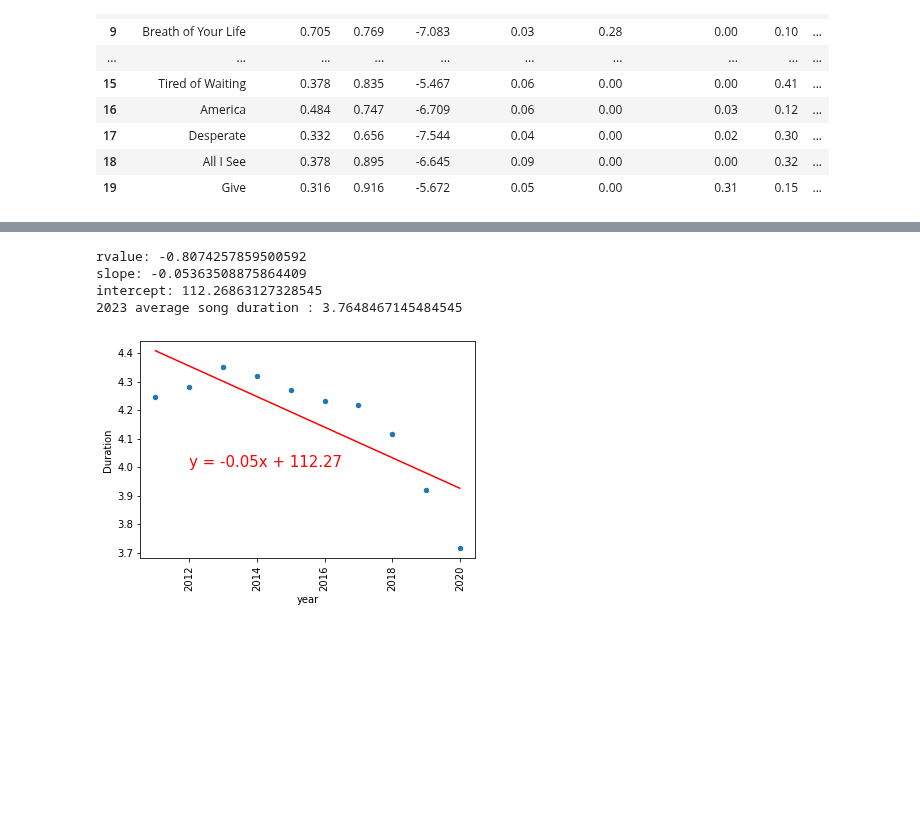
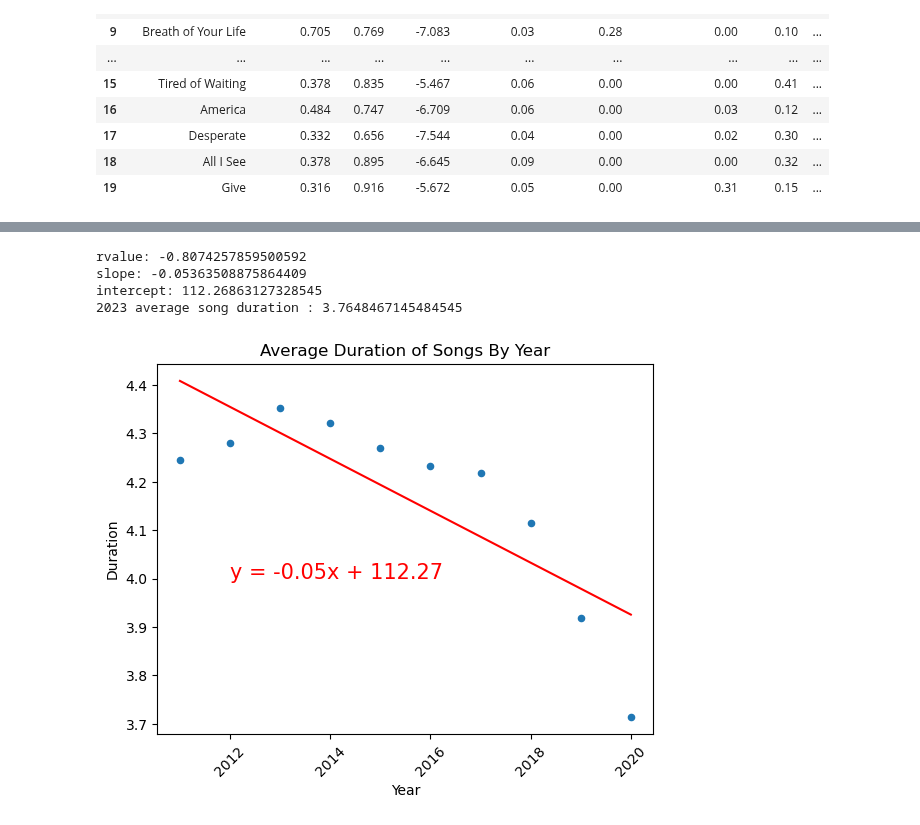
Before and after one commit to StevenTHG/Music-Research-Project-1, a Jupyter notebook: tracks_graphs.ipynb, the cells around one changed output, grey strips where cells are left out. Cells and saved outputs as stored; diff of their text form; code cells hidden in the pictures; blank space fills up the shorter version.

```diff
--- a/tracks_graphs.ipynb
+++ b/tracks_graphs.ipynb
@@ -34,5 +34,15 @@ music_data_df["valence"] = (music_data_df["valence"]*100)
 music_data_df["Duration"] = (music_data_df["Duration"]/60000)
 music_data_df["year"]=music_data_df["year"].astype(int)
 music_data_df = music_data_df.sort_values("year",ascending=True)
+music_data_df = music_data_df.rename(columns={'year':'Year',
+                                            'danceability':'Danceability',
+                                            'energy':'Energy',
+                                            'loudness':'Loudness',
+                                            'speechiness':'Speechiness',
+                                            'acousticness':'Acousticness',
+                                            'instrumentalness':'Instrumentalness',
+                                            'liveness':'Liveness',
+                                            'valence':'Valence',
+                                            'tempo':'Tempo'})
 music_data_df.head(20)
 # %% [output]
@@ -64,6 +76,8 @@ bar
 # %%
-music_mean_byyear = music_data_df.groupby("year").mean().reset_index()
+music_mean_byyear = music_data_df.groupby("Year").mean().reset_index()
 music_mean_byyear
-line = music_mean_byyear.plot(kind="line",x="year",y="energy")
-line
+line1 = music_mean_byyear.plot(kind="line",x="Year",y="Energy")
+line1
+plt.ylabel('Energy')
+plt.title('Average Energy of Songs By Year')
 # %% [output]
@@ -72,27 +102,28 @@ line
 # %%
-line = music_mean_byyear.plot(kind="scatter",x="year",y="Duration")
-line
+line4 = music_mean_byyear.plot(kind="scatter",x="Year",y="Duration")
+line4
 
 # fig, ax = plt.subplots()
 # mice_scatter_plot2 = plt.scatter(mice_scatter_average["Weight (g)"],mice_scatter_average["Tumor Volume (mm3)"])
 # ax.set_ylabel('Tumor Volume (mm3)')
 # ax.set_xlabel('Weight (g)')
 
-(slope, intercept, rvalue, pvalue, stderr) = st.linregress(music_mean_byyear["year"], music_mean_byyear["Duration"])
-regress_values = music_mean_byyear["year"] * slope + intercept
-plt.plot(music_mean_byyear["year"],regress_values,"r-")
-plt.xticks(rotation = 90)
+(slope, intercept, rvalue, pvalue, stderr) = st.linregress(music_mean_byyear["Year"], music_mean_byyear["Duration"])
+regress_values = music_mean_byyear["Year"] * slope + intercept
+plt.plot(music_mean_byyear["Year"],regress_values,"r-")
+plt.xticks(rotation = 45)
+plt.title('Average Duration of Songs By Year')
 line_eq = "y = " + str(round(slope,2)) + "x + " + str(round(intercept,2))
 plt.annotate(line_eq,(2012,4),fontsize=15,color="red")
 print(f"rvalue: {rvalue}")
 print(f"slope: {slope}")
 print(f"intercept: {intercept}")
 y=slope*2023+intercept
 print(f"2023 average song duration : {y}")
 plt.show()
 # %% [output]
 rvalue: -0.8074257859500592
 slope: -0.05363508875864409
 intercept: 112.26863127328545
 2023 average song duration : 3.7648467145484545
-[figure, old version]
+[figure, new version]
```
Also changed, not shown: parts of 5 cells of this notebook.
